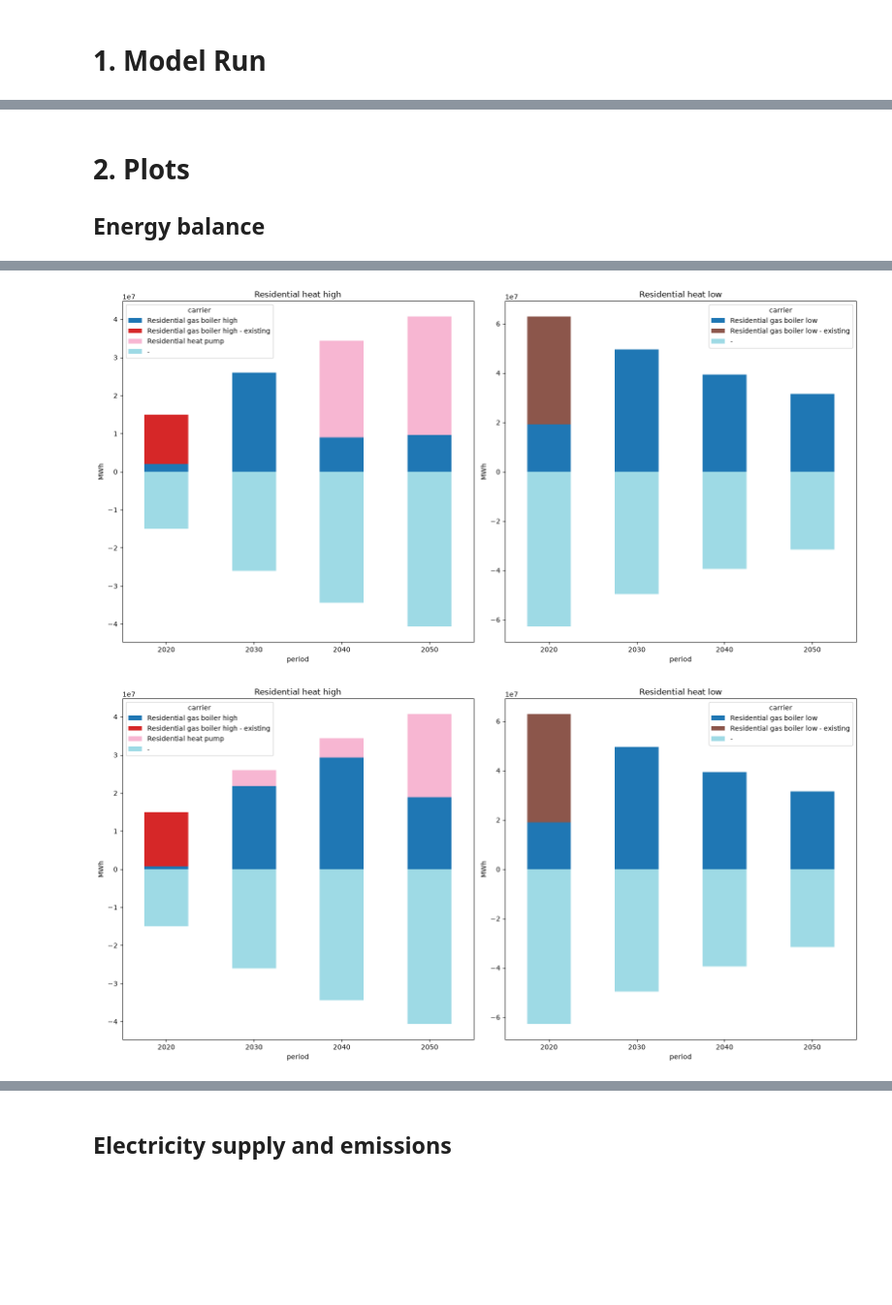
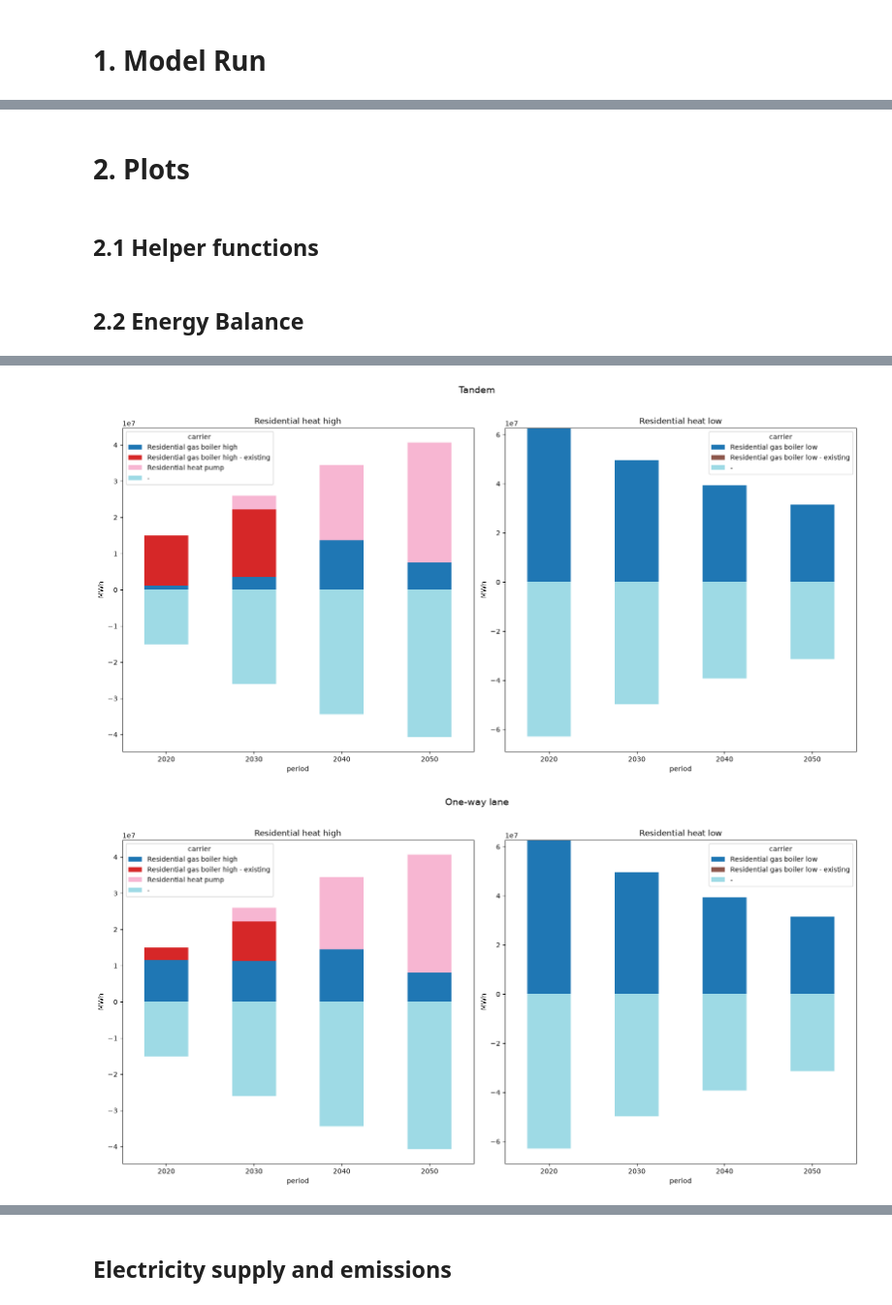
Before and after one commit to annacerato88/Modelling_for_transitions_Group, a Jupyter notebook: Group Assignment MfT/interface.ipynb, the cells around one changed output, grey strips where cells are left out. Shown at 97% size. Drawn from its saved outputs; the diff is of its cells as text; code cells hidden in the pictures; blank space fills up the shorter version.

Commit message:
Added heat maps + changes to subsidy_growth

```diff
--- a/Group Assignment MfT/interface.ipynb
+++ b/Group Assignment MfT/interface.ipynb
@@ -29,9 +29,9 @@ rs = 0.01 # social discount rate
 passenger_cars_cf = 40*0.1  # km/h
 
 # NEW: subsidy growth
-subsidy_growth_base = 0.0
-subsidy_growth_high = 0.3 # To be verified
-subsidy_growth_low = -0.3 # To be verified
+subsidy_growth_base = -0.50
+subsidy_growth_high = 0.0
+subsidy_growth_low = -0.100
 
 
 # NEW: demand parameters (insulation parameters)
@@ -143,7 +143,7 @@ Objective value: 8.723976694708841e+20
 # %%
 # High insulation, low subsidy scenario
-insulation_first = model_run(db_dir, years, t_res, passenger_cars_cf, rt, rs, subsidy_growth_low, K_high, s0, r, R, T0)
-insulation_first.name = 'insulation first'
+one_way_lane = model_run(db_dir, years, t_res, passenger_cars_cf, rt, rs, subsidy_growth_low, K_high, s0, r, R, T0)
+one_way_lane.name = 'One way lane'
 # %% [output]
 2020
 2030
@@ -165,7 +165,7 @@ Objective value: 8.723976694825732e+20
 # %%
 # Low insulation, high subsidy scenario
-technology_first = model_run(db_dir, years, t_res, passenger_cars_cf, rt, rs, subsidy_growth_high, K_low, s0, r, R, T0)
-technology_first.name = 'technology first'
+uphill_ride = model_run(db_dir, years, t_res, passenger_cars_cf, rt, rs, subsidy_growth_high, K_low, s0, r, R, T0)
+uphill_ride.name = 'Uphill ride'
 # %% [output]
 2020
 2030
@@ -187,7 +187,7 @@ Objective value: 8.723976694879285e+20
 # %%
 # Low insulation, low subsidy scenario
-alternative_route = model_run(db_dir, years, t_res, passenger_cars_cf, rt, rs, subsidy_growth_low, K_low, s0, r, R, T0)
-alternative_route.name = 'alternative route'
+flat_tire = model_run(db_dir, years, t_res, passenger_cars_cf, rt, rs, subsidy_growth_low, K_low, s0, r, R, T0)
+flat_tire.name = 'Flat tire'
 # %% [output]
 2020
 2030
@@ -209,3 +209,4 @@ Objective value: 8.723976694964946e+20
 # %% [markdown]
 # 2. Plots
-## Energy balance
+# %% [markdown]
+## 2.1 Helper functions
@@ -212,8 +348,10 @@ Objective value: 8.723976694964946e+20
+# %% [markdown]
+## 2.2 Energy Balance
 # %%
-# Let's have a quick look at the demand-side energy balances:
-plot_main_ebs(base)
-plot_main_ebs(tandem)
-plot_main_ebs(insulation_first)
-plot_main_ebs(technology_first)
-plot_main_ebs(alternative_route)
+for name, n in runs.items():
+    plot_main_ebs(n)
+    fig = plt.gcf()
+    fig.suptitle(name, fontsize=14, y=1.02)   # title on top of the whole figure
+    fig.tight_layout()
+    plt.show()
 # %% [output]
@@ -221,2 +359,2 @@ plot_main_ebs(alternative_route)
-[figure, old version]
+[figure, new version]
-[figure, old version]
+[figure, new version]
```
Also changed, not shown: parts of 25 cells of this notebook, 6 other files.
